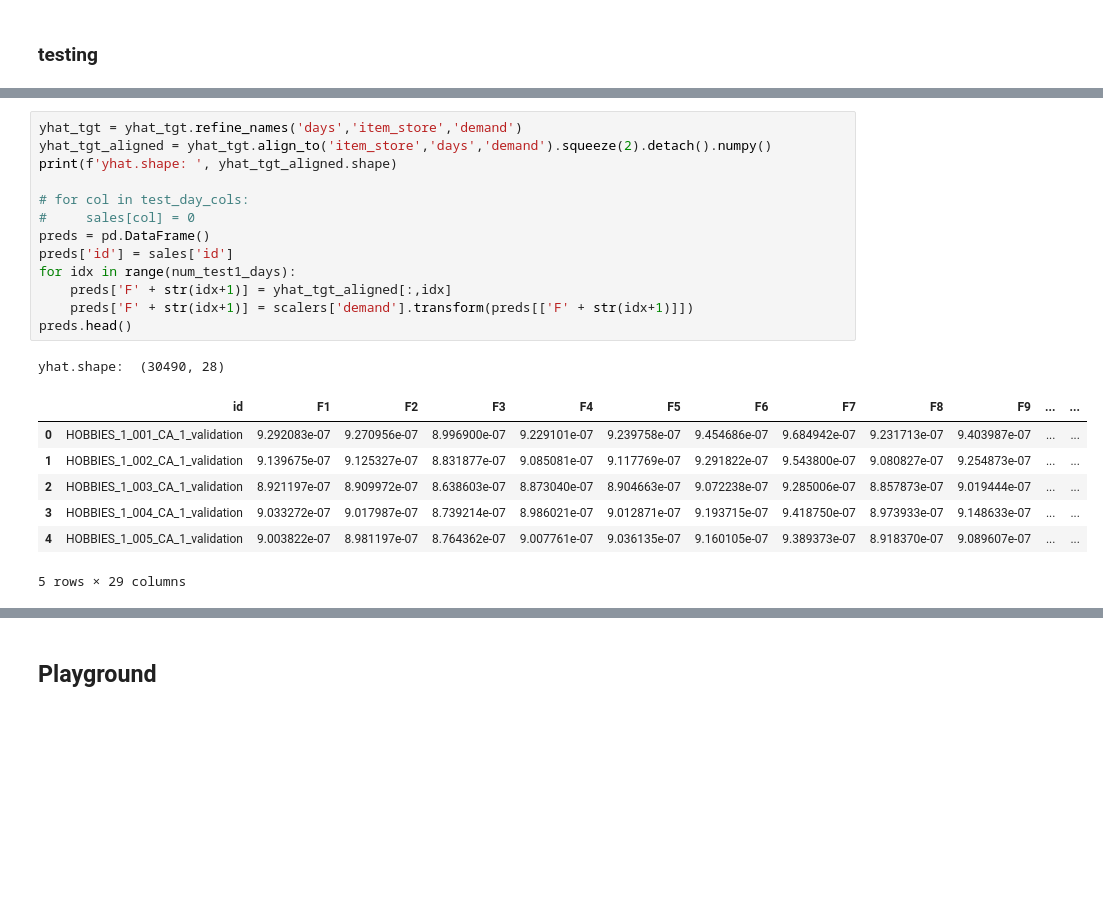
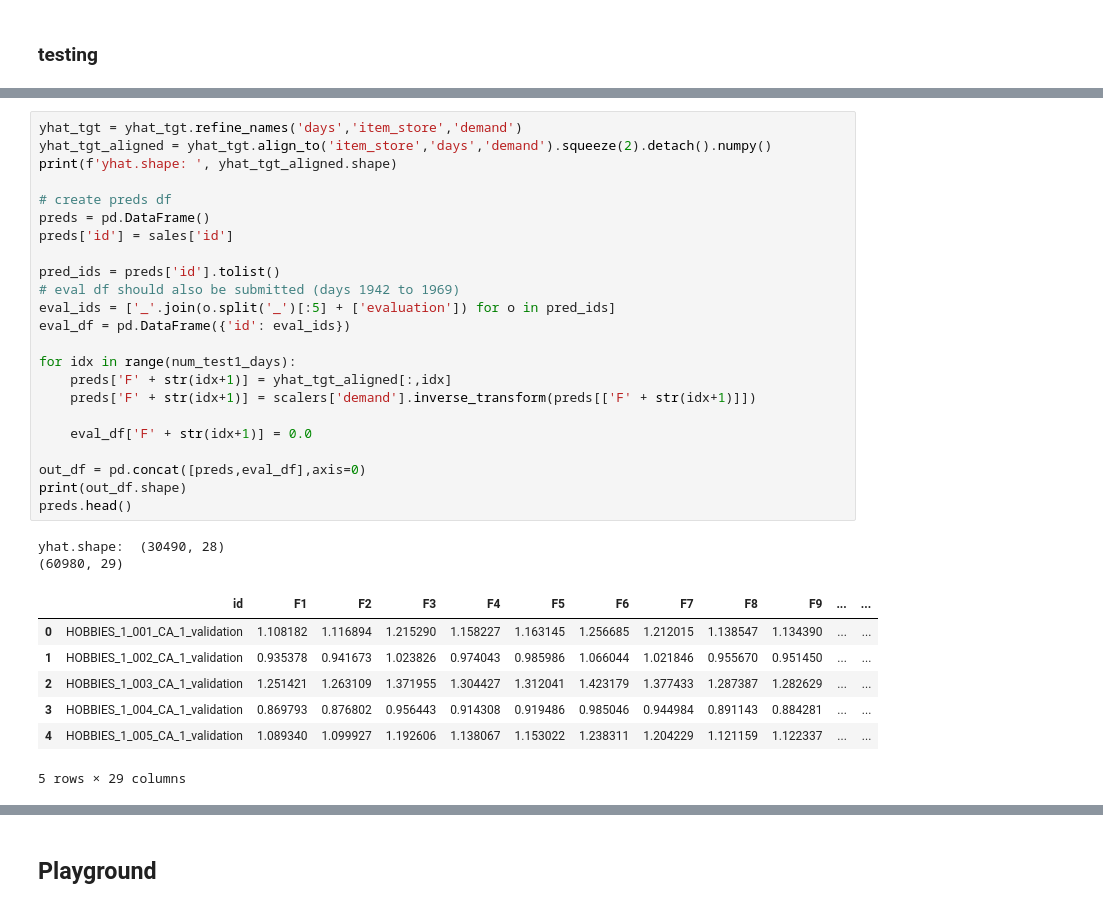
Before and after one commit to achinta/machine-learning, a Jupyter notebook: kaggle/m5-forecasting-accuracy/m5_data.ipynb, the cells around one changed output, grey strips where cells are left out. Saved outputs shown, nothing was run; the diff lists cells and outputs as text; blank space fills up the shorter version.

```diff
--- a/kaggle/m5-forecasting-accuracy/m5_data.ipynb
+++ b/kaggle/m5-forecasting-accuracy/m5_data.ipynb
@@ -560,23 +560,34 @@ torch.Size([28, 30490, 1])
 # %%
 yhat_tgt = yhat_tgt.refine_names('days','item_store','demand')
 yhat_tgt_aligned = yhat_tgt.align_to('item_store','days','demand').squeeze(2).detach().numpy()
 print(f'yhat.shape: ', yhat_tgt_aligned.shape)
 
-# for col in test_day_cols:
-#     sales[col] = 0
+# create preds df
 preds = pd.DataFrame()
 preds['id'] = sales['id']
+
+pred_ids = preds['id'].tolist()
+# eval df should also be submitted (days 1942 to 1969)
+eval_ids = ['_'.join(o.split('_')[:5] + ['evaluation']) for o in pred_ids]
+eval_df = pd.DataFrame({'id': eval_ids})
+
 for idx in range(num_test1_days):
     preds['F' + str(idx+1)] = yhat_tgt_aligned[:,idx]
-    preds['F' + str(idx+1)] = scalers['demand'].transform(preds[['F' + str(idx+1)]])
+    preds['F' + str(idx+1)] = scalers['demand'].inverse_transform(preds[['F' + str(idx+1)]])
+
+    eval_df['F' + str(idx+1)] = 0.0
+
+out_df = pd.concat([preds,eval_df],axis=0)
+print(out_df.shape)
 preds.head()
 # %% [output]
 yhat.shape:  (30490, 28)
+(60980, 29)
 |  | id | F1 | F2 | F3 | F4 | F5 | F6 | F7 | F8 | F9 | ... | ... |
-| 0 | HOBBIES_1_001_CA_1_validation | 9.292083e-07 | 9.270956e-07 | 8.996900e-07 | 9.229101e-07 | 9.239758e-07 | 9.454686e-07 | 9.684942e-07 | 9.231713e-07 | 9.403987e-07 | ... | ... |
-| 1 | HOBBIES_1_002_CA_1_validation | 9.139675e-07 | 9.125327e-07 | 8.831877e-07 | 9.085081e-07 | 9.117769e-07 | 9.291822e-07 | 9.543800e-07 | 9.080827e-07 | 9.254873e-07 | ... | ... |
-| 2 | HOBBIES_1_003_CA_1_validation | 8.921197e-07 | 8.909972e-07 | 8.638603e-07 | 8.873040e-07 | 8.904663e-07 | 9.072238e-07 | 9.285006e-07 | 8.857873e-07 | 9.019444e-07 | ... | ... |
-| 3 | HOBBIES_1_004_CA_1_validation | 9.033272e-07 | 9.017987e-07 | 8.739214e-07 | 8.986021e-07 | 9.012871e-07 | 9.193715e-07 | 9.418750e-07 | 8.973933e-07 | 9.148633e-07 | ... | ... |
-| 4 | HOBBIES_1_005_CA_1_validation | 9.003822e-07 | 8.981197e-07 | 8.764362e-07 | 9.007761e-07 | 9.036135e-07 | 9.160105e-07 | 9.389373e-07 | 8.918370e-07 | 9.089607e-07 | ... | ... |
+| 0 | HOBBIES_1_001_CA_1_validation | 1.108182 | 1.116894 | 1.215290 | 1.158227 | 1.163145 | 1.256685 | 1.212015 | 1.138547 | 1.134390 | ... | ... |
+| 1 | HOBBIES_1_002_CA_1_validation | 0.935378 | 0.941673 | 1.023826 | 0.974043 | 0.985986 | 1.066044 | 1.021846 | 0.955670 | 0.951450 | ... | ... |
+| 2 | HOBBIES_1_003_CA_1_validation | 1.251421 | 1.263109 | 1.371955 | 1.304427 | 1.312041 | 1.423179 | 1.377433 | 1.287387 | 1.282629 | ... | ... |
+| 3 | HOBBIES_1_004_CA_1_validation | 0.869793 | 0.876802 | 0.956443 | 0.914308 | 0.919486 | 0.985046 | 0.944984 | 0.891143 | 0.884281 | ... | ... |
+| 4 | HOBBIES_1_005_CA_1_validation | 1.089340 | 1.099927 | 1.192606 | 1.138067 | 1.153022 | 1.238311 | 1.204229 | 1.121159 | 1.122337 | ... | ... |
 5 rows × 29 columns
 # %%
```
Also changed, not shown: parts of 11 cells of this notebook.
